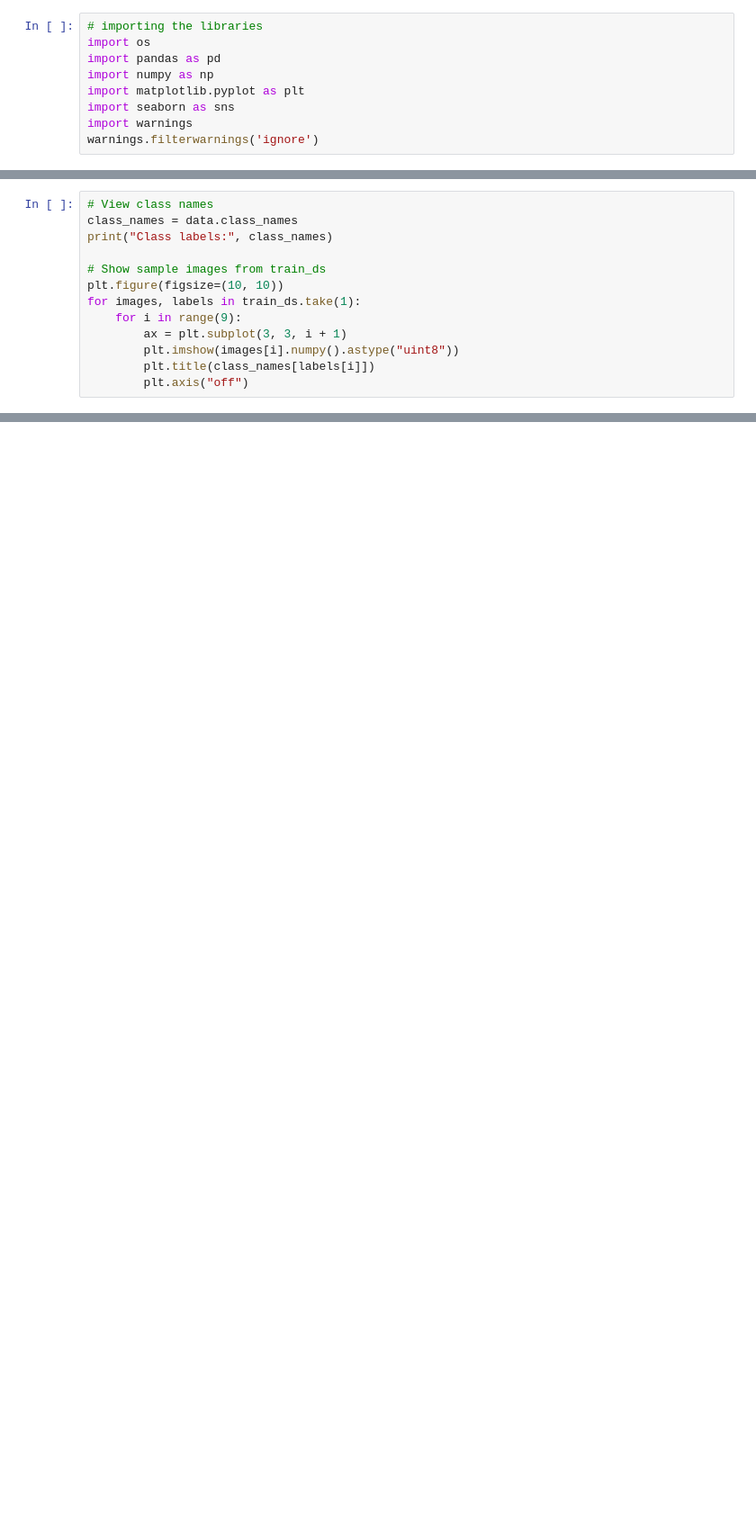
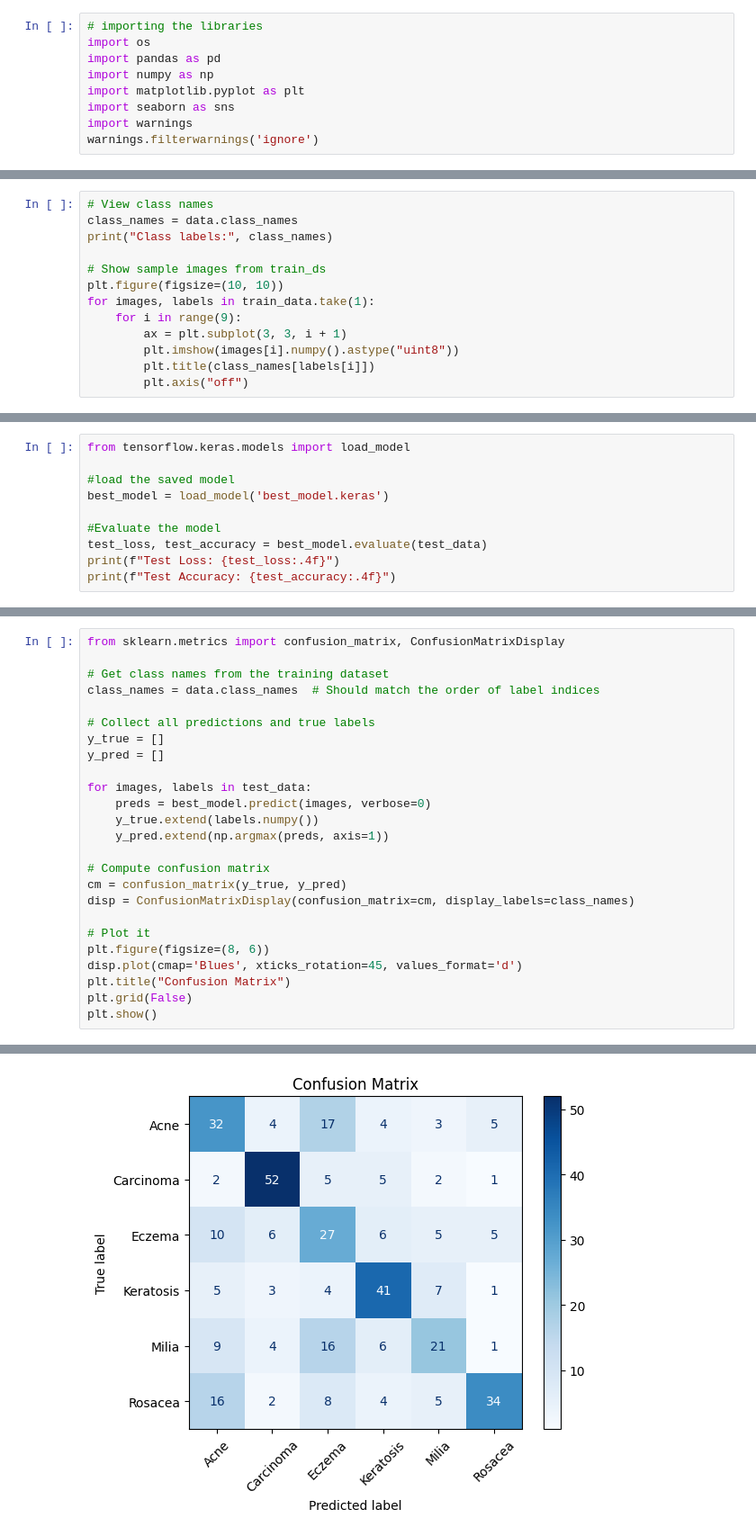
Before and after one commit to Kinkyamiee/AI_Engineer_CNN_Skin_Image_Assessment, a Jupyter notebook: AI_Engineer_CNN_Skin_Image_Assessment.ipynb, the cells around one changed output, grey strips where cells are left out. Shown at 90% size. Drawn from its saved outputs; the diff is of its cells as text; blank space fills up the shorter version.

```diff
--- a/AI_Engineer_CNN_Skin_Image_Assessment.ipynb
+++ b/AI_Engineer_CNN_Skin_Image_Assessment.ipynb
@@ -86,7 +77,7 @@ print("Class labels:", class_names)
 
 # Show sample images from train_ds
 plt.figure(figsize=(10, 10))
-for images, labels in train_ds.take(1):
+for images, labels in train_data.take(1):
     for i in range(9):
         ax = plt.subplot(3, 3, i + 1)
         plt.imshow(images[i].numpy().astype("uint8"))
@@ -99,0 +183,10 @@ Class labels: ['Acne', 'Carcinoma', 'Eczema', 'Keratosis', 'Milia', 'Rosacea']
+# %%
+from tensorflow.keras.models import load_model
+
+#load the saved model
+best_model = load_model('best_model.keras')
+
+#Evaluate the model
+test_loss, test_accuracy = best_model.evaluate(test_data)
+print(f"Test Loss: {test_loss:.4f}")
+print(f"Test Accuracy: {test_accuracy:.4f}")
@@ -99,0 +228,26 @@ Class labels: ['Acne', 'Carcinoma', 'Eczema', 'Keratosis', 'Milia', 'Rosacea']
+# %%
+from sklearn.metrics import confusion_matrix, ConfusionMatrixDisplay
+
+# Get class names from the training dataset
+class_names = data.class_names  # Should match the order of label indices
+
+# Collect all predictions and true labels
+y_true = []
+y_pred = []
+
+for images, labels in test_data:
+    preds = best_model.predict(images, verbose=0)
+    y_true.extend(labels.numpy())
+    y_pred.extend(np.argmax(preds, axis=1))
+
+# Compute confusion matrix
+cm = confusion_matrix(y_true, y_pred)
+disp = ConfusionMatrixDisplay(confusion_matrix=cm, display_labels=class_names)
+
+# Plot it
+plt.figure(figsize=(8, 6))
+disp.plot(cmap='Blues', xticks_rotation=45, values_format='d')
+plt.title("Confusion Matrix")
+plt.grid(False)
+plt.show()
+# %% [output]
@@ -99,0 +255 @@ Class labels: ['Acne', 'Carcinoma', 'Eczema', 'Keratosis', 'Milia', 'Rosacea']
+[figure, added]
```
Also changed, not shown: parts of 25 cells of this notebook.
